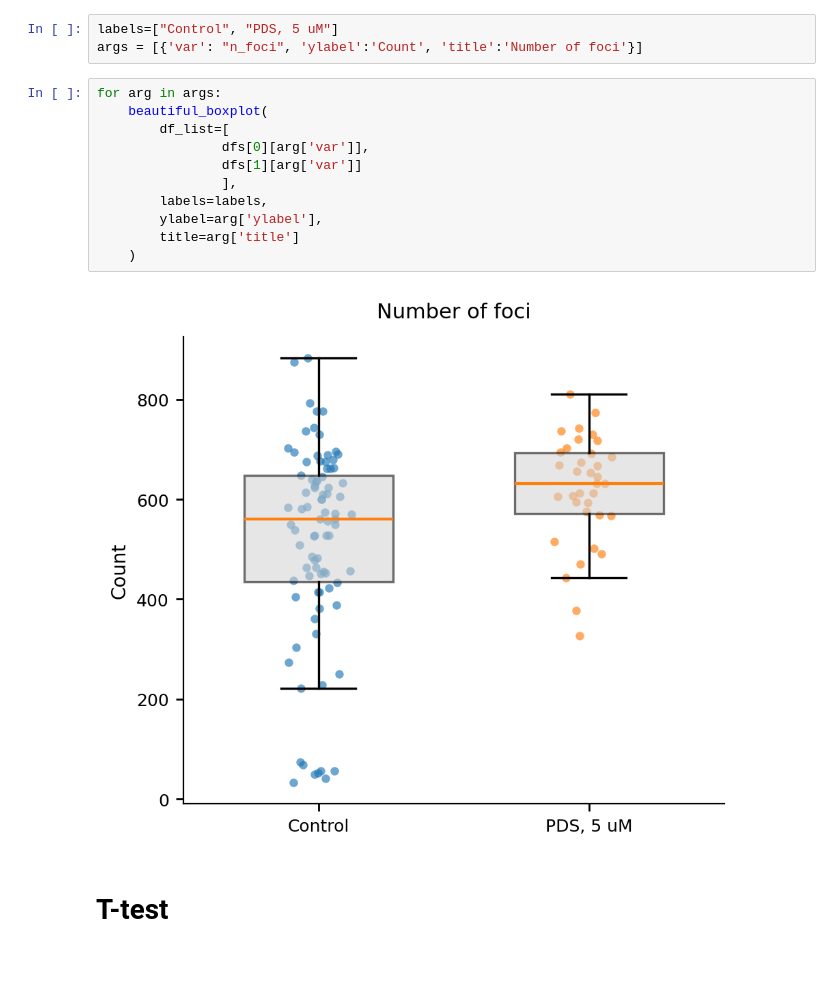
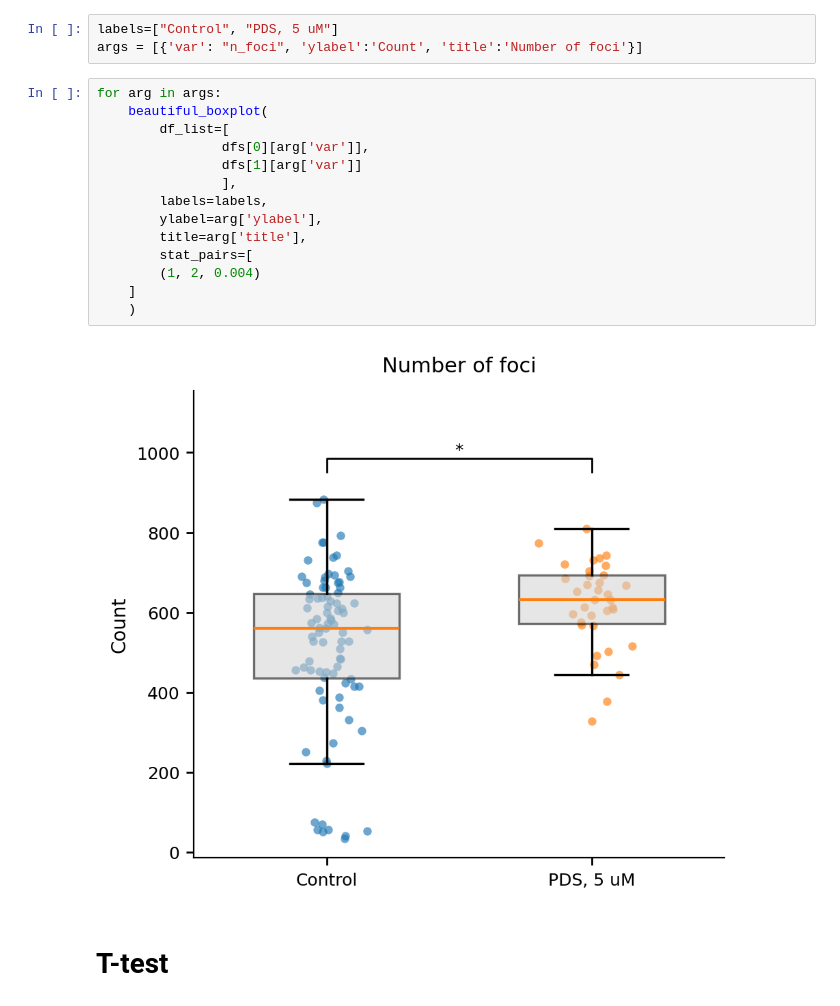
Before and after one commit to Lopatushka/LLPS, a Jupyter notebook: Foci/statistics.ipynb, the cells around one changed output. Drawn from its saved outputs; the diff is of its cells as text; blank space fills up the shorter version.

```diff
--- a/Foci/statistics.ipynb
+++ b/Foci/statistics.ipynb
@@ -115,16 +214,19 @@ args = [{'var': "n_foci", 'ylabel':'Count', 'title':'Number of foci'}]
 # %%
 for arg in args:
     beautiful_boxplot(
         df_list=[
                 dfs[0][arg['var']],
                 dfs[1][arg['var']]
                 ],
         labels=labels,
         ylabel=arg['ylabel'],
-        title=arg['title']
+        title=arg['title'],
+        stat_pairs=[
+        (1, 2, 0.004)
+    ]
     )
 # %% [output]
-[figure, old version]
+[figure, new version]
 # %% [markdown]
 # T-test
 # %%
```
Also changed, not shown: parts of 5 cells of this notebook.
